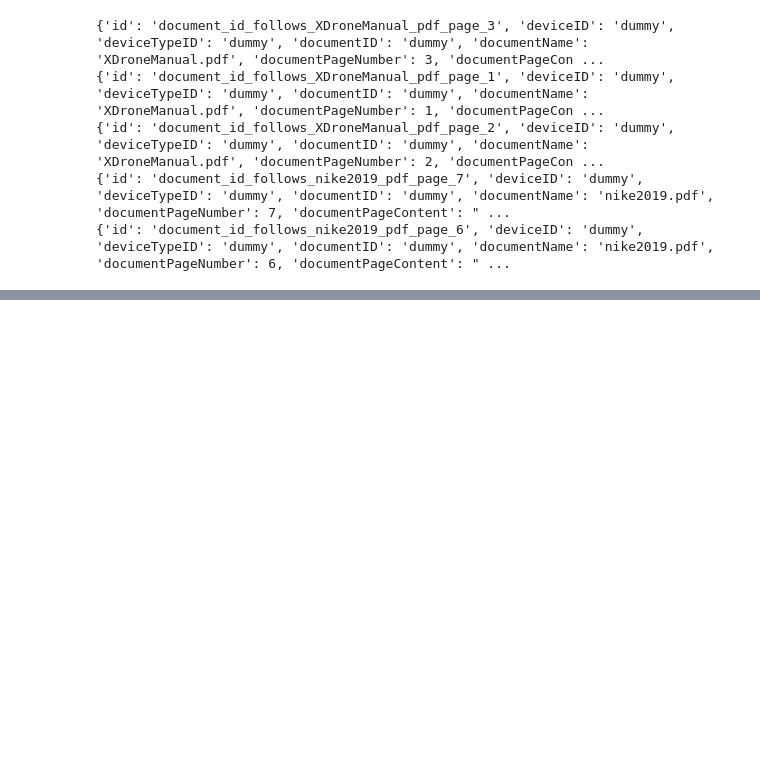
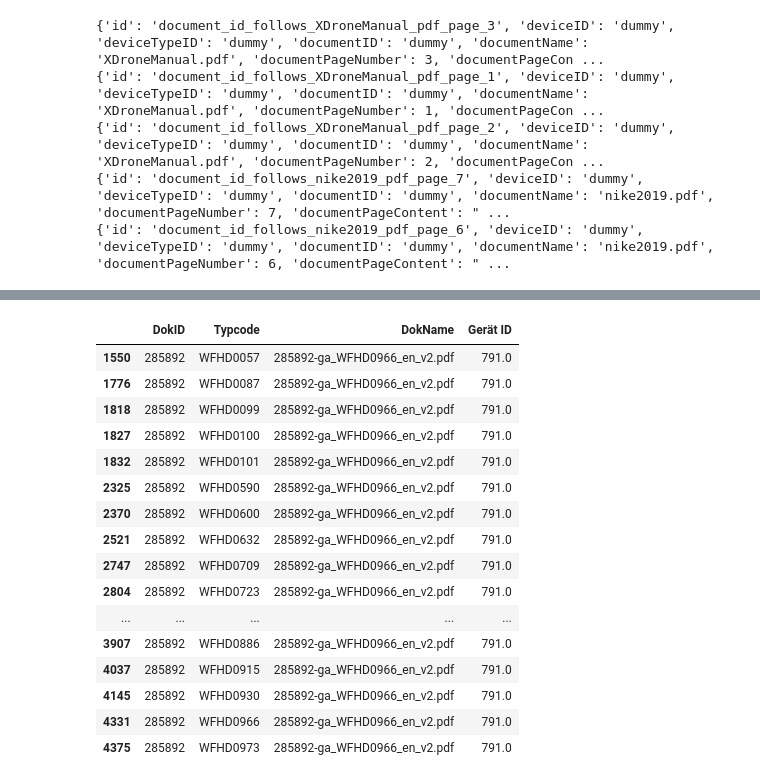
Before and after one commit to enricogoerlitz/ai-typecode-chat, a Jupyter notebook: services/backend/agent-chat/local-embedding/search.ipynb, the cells around one changed output, grey strips where cells are left out. Saved outputs shown, nothing was run; the diff lists cells and outputs as text; code cells hidden in the pictures; blank space fills up the shorter version.

```diff
--- a/services/backend/agent-chat/local-embedding/search.ipynb
+++ b/services/backend/agent-chat/local-embedding/search.ipynb
@@ -40,3 +40,14 @@ for result in results:
 {'id': 'document_id_follows_XDroneManual_pdf_page_2', 'deviceID': 'dummy', 'deviceTypeID': 'dummy', 'documentID': 'dummy', 'documentName': 'XDroneManual.pdf', 'documentPageNumber': 2, 'documentPageCon ...
 {'id': 'document_id_follows_nike2019_pdf_page_7', 'deviceID': 'dummy', 'deviceTypeID': 'dummy', 'documentID': 'dummy', 'documentName': 'nike2019.pdf', 'documentPageNumber': 7, 'documentPageContent': " ...
 {'id': 'document_id_follows_nike2019_pdf_page_6', 'deviceID': 'dummy', 'deviceTypeID': 'dummy', 'documentID': 'dummy', 'documentName': 'nike2019.pdf', 'documentPageNumber': 6, 'documentPageContent': " ...
+# %%
+import pandas as pd
+
+DATA_FOLDER_PATH = "../../../../resources/data/imt/files"
+XL_FILES_PATH = "../../../../resources/data/imt/files.xlsx"
+XL_DEVICE_TYPES_PATH = "../../../../resources/data/imt/imt_deviceTypes.xlsx"
+
+df_files = pd.read_excel(XL_FILES_PATH)[["DokID", "Typcode", "DokName"]]
+df_device_types = pd.read_excel(XL_DEVICE_TYPES_PATH)[["Typcode", "Gerät ID"]]
+
+df = pd.merge(df_files, df_device_types, how="inner", on="Typcode")
@@ -42,0 +90,20 @@ for result in results:
+# %%
+df[df["DokName"] == "285892-ga_WFHD0966_en_v2.pdf"]
+# %% [output]
+|  | DokID | Typcode | DokName | Gerät ID |
+| 1550 | 285892 | WFHD0057 | 285892-ga_WFHD0966_en_v2.pdf | 791.0 |
+| 1776 | 285892 | WFHD0087 | 285892-ga_WFHD0966_en_v2.pdf | 791.0 |
+| 1818 | 285892 | WFHD0099 | 285892-ga_WFHD0966_en_v2.pdf | 791.0 |
+| 1827 | 285892 | WFHD0100 | 285892-ga_WFHD0966_en_v2.pdf | 791.0 |
+| 1832 | 285892 | WFHD0101 | 285892-ga_WFHD0966_en_v2.pdf | 791.0 |
+| 2325 | 285892 | WFHD0590 | 285892-ga_WFHD0966_en_v2.pdf | 791.0 |
+| 2370 | 285892 | WFHD0600 | 285892-ga_WFHD0966_en_v2.pdf | 791.0 |
+| 2521 | 285892 | WFHD0632 | 285892-ga_WFHD0966_en_v2.pdf | 791.0 |
+| 2747 | 285892 | WFHD0709 | 285892-ga_WFHD0966_en_v2.pdf | 791.0 |
+| 2804 | 285892 | WFHD0723 | 285892-ga_WFHD0966_en_v2.pdf | 791.0 |
+| ... | ... | ... | ... | ... |
+| 3907 | 285892 | WFHD0886 | 285892-ga_WFHD0966_en_v2.pdf | 791.0 |
+| 4037 | 285892 | WFHD0915 | 285892-ga_WFHD0966_en_v2.pdf | 791.0 |
+| 4145 | 285892 | WFHD0930 | 285892-ga_WFHD0966_en_v2.pdf | 791.0 |
+| 4331 | 285892 | WFHD0966 | 285892-ga_WFHD0966_en_v2.pdf | 791.0 |
+| 4375 | 285892 | WFHD0973 | 285892-ga_WFHD0966_en_v2.pdf | 791.0 |
```
Also changed, not shown: parts of 3 cells of this notebook, 19 other files.
